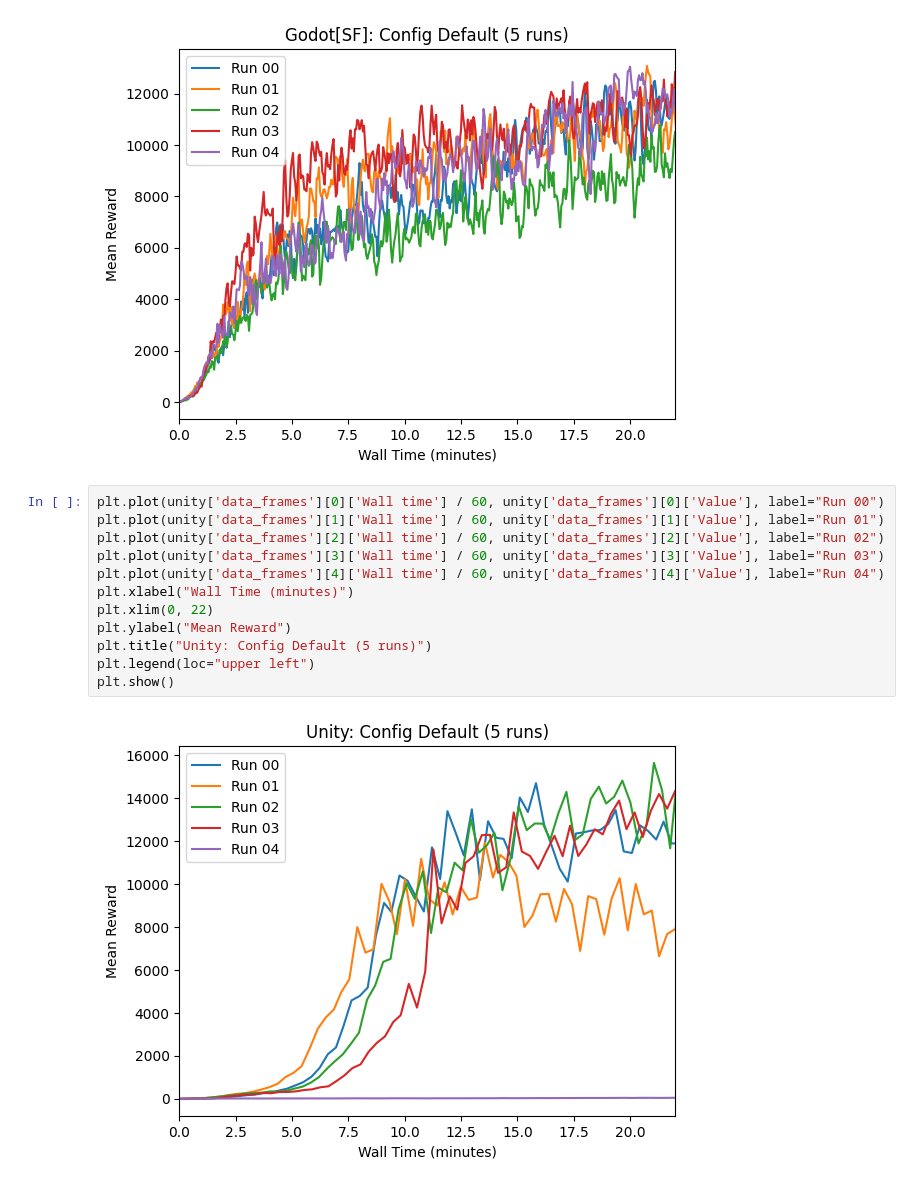
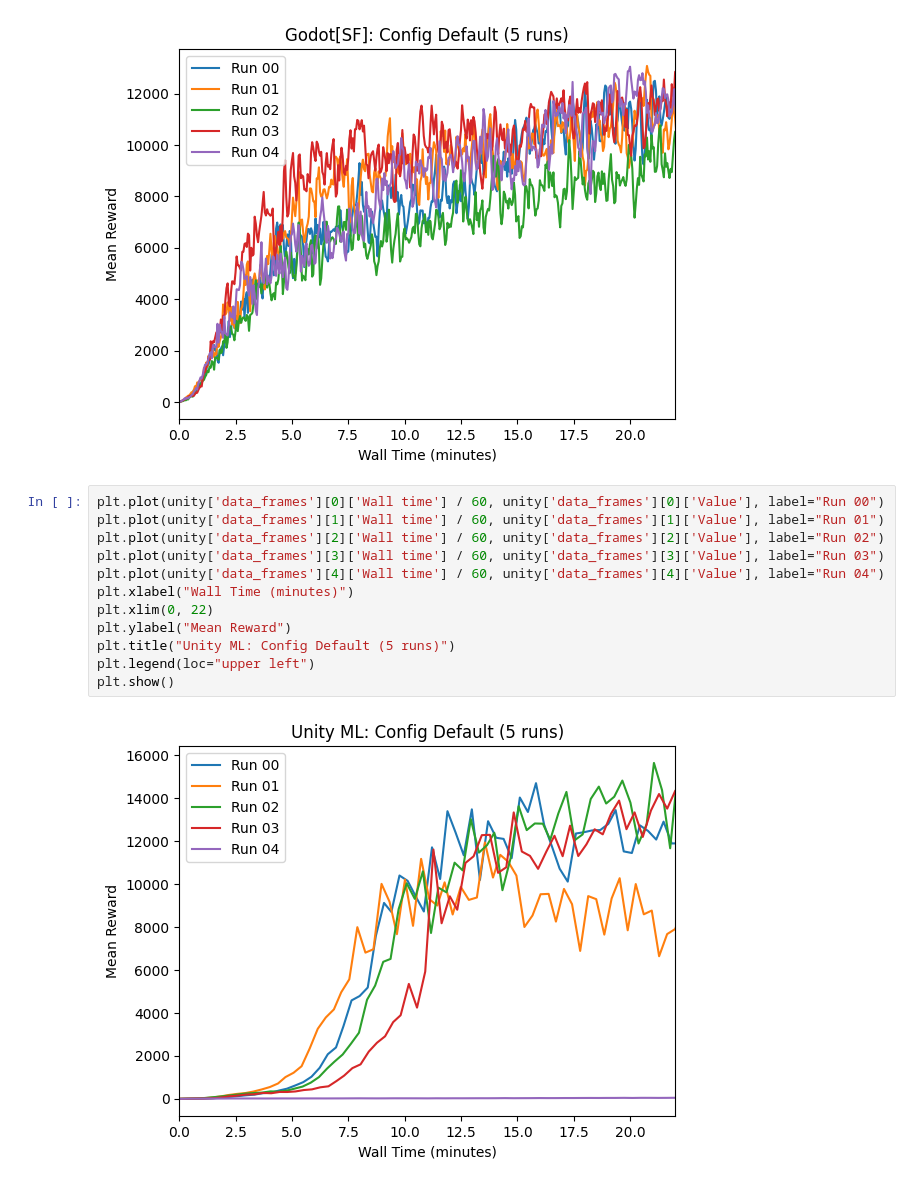
Before and after one commit to visuallization/rl_master_thesis_evaluation, a Jupyter notebook: config_default.ipynb, the cells around one changed output. Cells and saved outputs as stored; diff of their text form.

```diff
--- a/config_default.ipynb
+++ b/config_default.ipynb
@@ -271,17 +298,17 @@ plt.show()
 # %%
 plt.plot(unity['data_frames'][0]['Wall time'] / 60, unity['data_frames'][0]['Value'], label="Run 00")
 plt.plot(unity['data_frames'][1]['Wall time'] / 60, unity['data_frames'][1]['Value'], label="Run 01")
 plt.plot(unity['data_frames'][2]['Wall time'] / 60, unity['data_frames'][2]['Value'], label="Run 02")
 plt.plot(unity['data_frames'][3]['Wall time'] / 60, unity['data_frames'][3]['Value'], label="Run 03")
 plt.plot(unity['data_frames'][4]['Wall time'] / 60, unity['data_frames'][4]['Value'], label="Run 04")
 plt.xlabel("Wall Time (minutes)")
 plt.xlim(0, 22)
 plt.ylabel("Mean Reward")
-plt.title("Unity: Config Default (5 runs)")
+plt.title("Unity ML: Config Default (5 runs)")
 plt.legend(loc="upper left")
 plt.show()
 # %% [output]
-[figure, old version]
+[figure, new version]
 # %%
 plt.figure(figsize=(16, 9))
 
```
Also changed, not shown: parts of 6 cells of this notebook, 2 other files.
